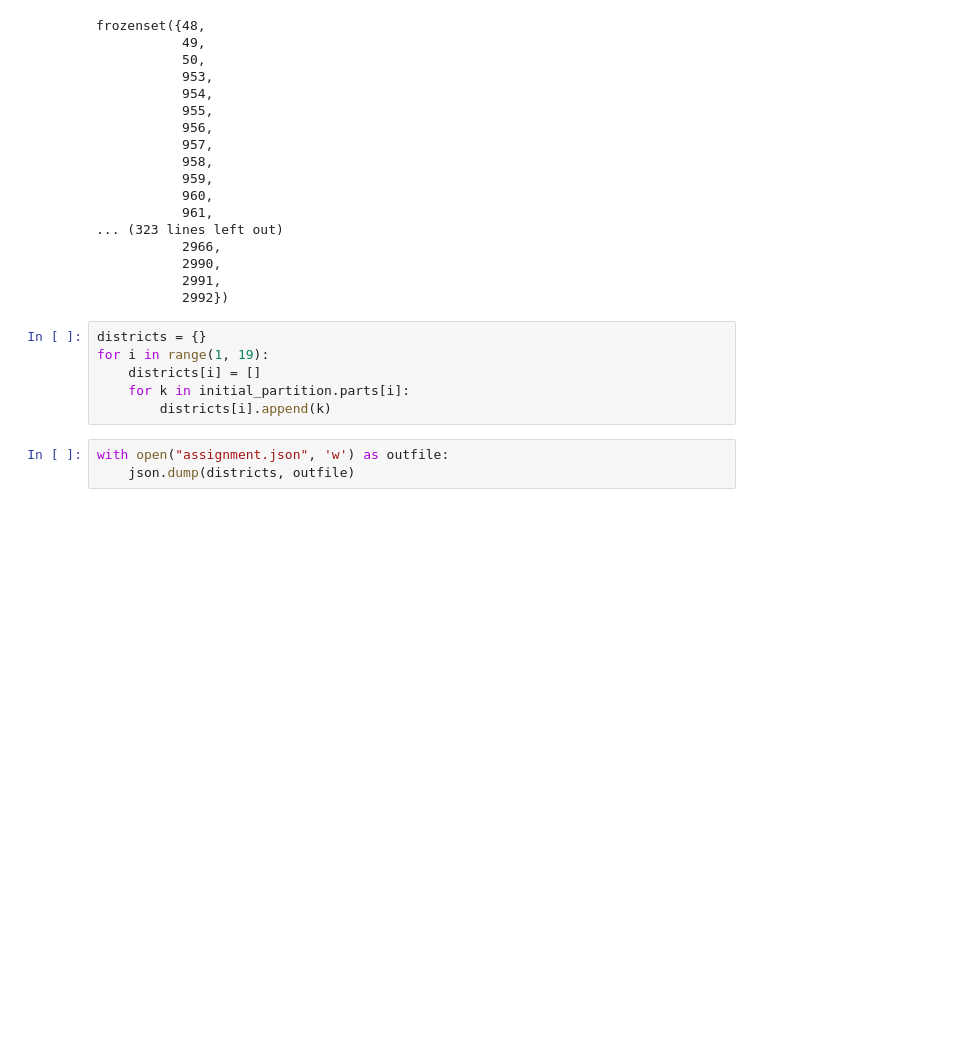
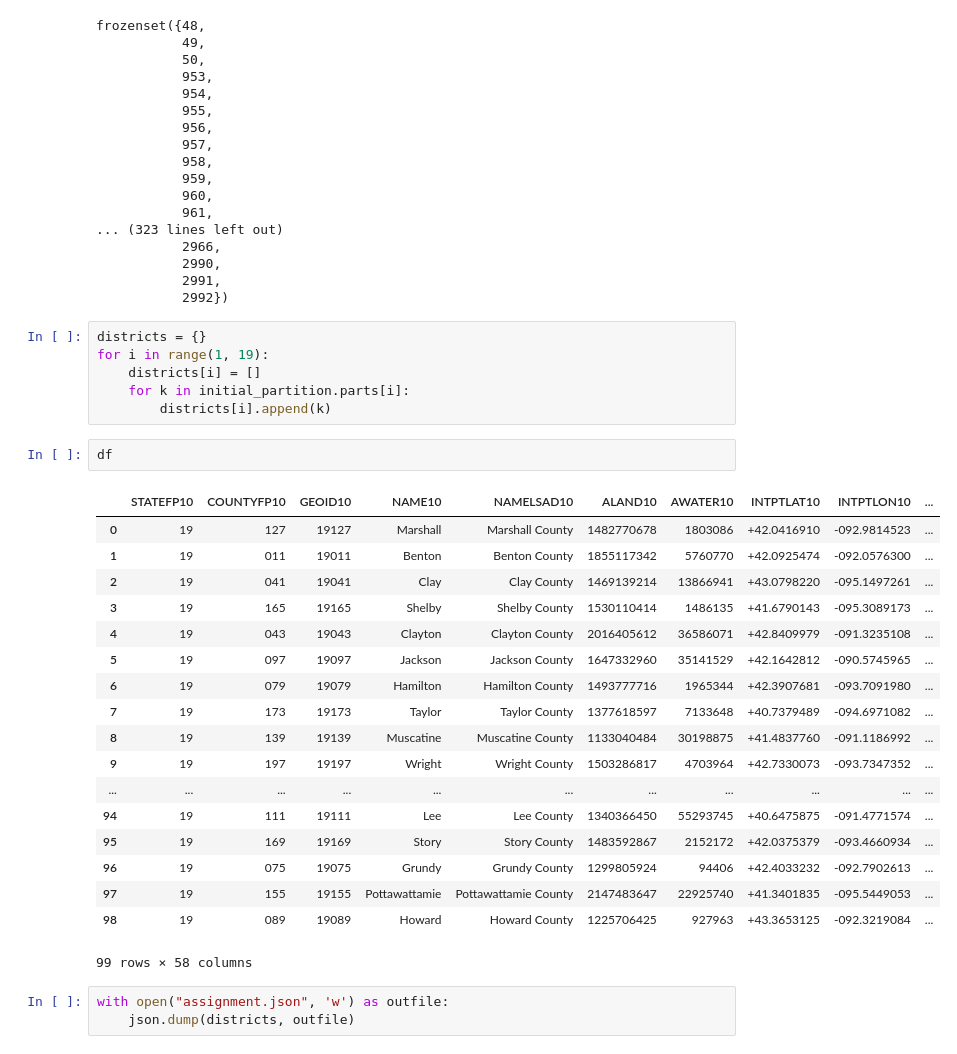
Before and after one commit to teddyterminal/a-state-divided, a Jupyter notebook: generator.ipynb, the cells around one changed output. Cells and saved outputs as stored; diff of their text form; blank space fills up the shorter version.

```diff
--- a/generator.ipynb
+++ b/generator.ipynb
@@ -274,6 +275,27 @@ for i in range(1, 19):
     districts[i] = []
     for k in initial_partition.parts[i]:
         districts[i].append(k)
+# %%
+df
+# %% [output]
+|  | STATEFP10 | COUNTYFP10 | GEOID10 | NAME10 | NAMELSAD10 | ALAND10 | AWATER10 | INTPTLAT10 | INTPTLON10 | ... |
+| 0 | 19 | 127 | 19127 | Marshall | Marshall County | 1482770678 | 1803086 | +42.0416910 | -092.9814523 | ... |
+| 1 | 19 | 011 | 19011 | Benton | Benton County | 1855117342 | 5760770 | +42.0925474 | -092.0576300 | ... |
+| 2 | 19 | 041 | 19041 | Clay | Clay County | 1469139214 | 13866941 | +43.0798220 | -095.1497261 | ... |
+| 3 | 19 | 165 | 19165 | Shelby | Shelby County | 1530110414 | 1486135 | +41.6790143 | -095.3089173 | ... |
+| 4 | 19 | 043 | 19043 | Clayton | Clayton County | 2016405612 | 36586071 | +42.8409979 | -091.3235108 | ... |
+| 5 | 19 | 097 | 19097 | Jackson | Jackson County | 1647332960 | 35141529 | +42.1642812 | -090.5745965 | ... |
+| 6 | 19 | 079 | 19079 | Hamilton | Hamilton County | 1493777716 | 1965344 | +42.3907681 | -093.7091980 | ... |
+| 7 | 19 | 173 | 19173 | Taylor | Taylor County | 1377618597 | 7133648 | +40.7379489 | -094.6971082 | ... |
+| 8 | 19 | 139 | 19139 | Muscatine | Muscatine County | 1133040484 | 30198875 | +41.4837760 | -091.1186992 | ... |
+| 9 | 19 | 197 | 19197 | Wright | Wright County | 1503286817 | 4703964 | +42.7330073 | -093.7347352 | ... |
+| ... | ... | ... | ... | ... | ... | ... | ... | ... | ... | ... |
+| 94 | 19 | 111 | 19111 | Lee | Lee County | 1340366450 | 55293745 | +40.6475875 | -091.4771574 | ... |
+| 95 | 19 | 169 | 19169 | Story | Story County | 1483592867 | 2152172 | +42.0375379 | -093.4660934 | ... |
+| 96 | 19 | 075 | 19075 | Grundy | Grundy County | 1299805924 | 94406 | +42.4033232 | -092.7902613 | ... |
+| 97 | 19 | 155 | 19155 | Pottawattamie | Pottawattamie County | 2147483647 | 22925740 | +41.3401835 | -095.5449053 | ... |
+| 98 | 19 | 089 | 19089 | Howard | Howard County | 1225706425 | 927963 | +43.3653125 | -092.3219084 | ... |
+99 rows × 58 columns
 # %%
 with open("assignment.json", 'w') as outfile:
     json.dump(districts, outfile)
```
Also changed, not shown: parts of 2 cells of this notebook, 1 other file.
